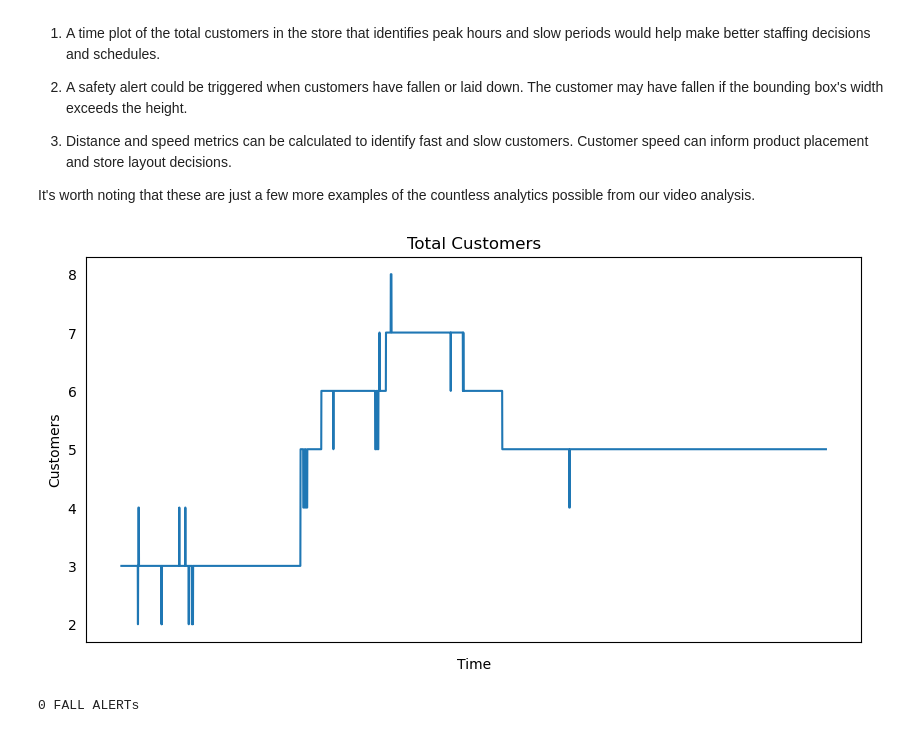
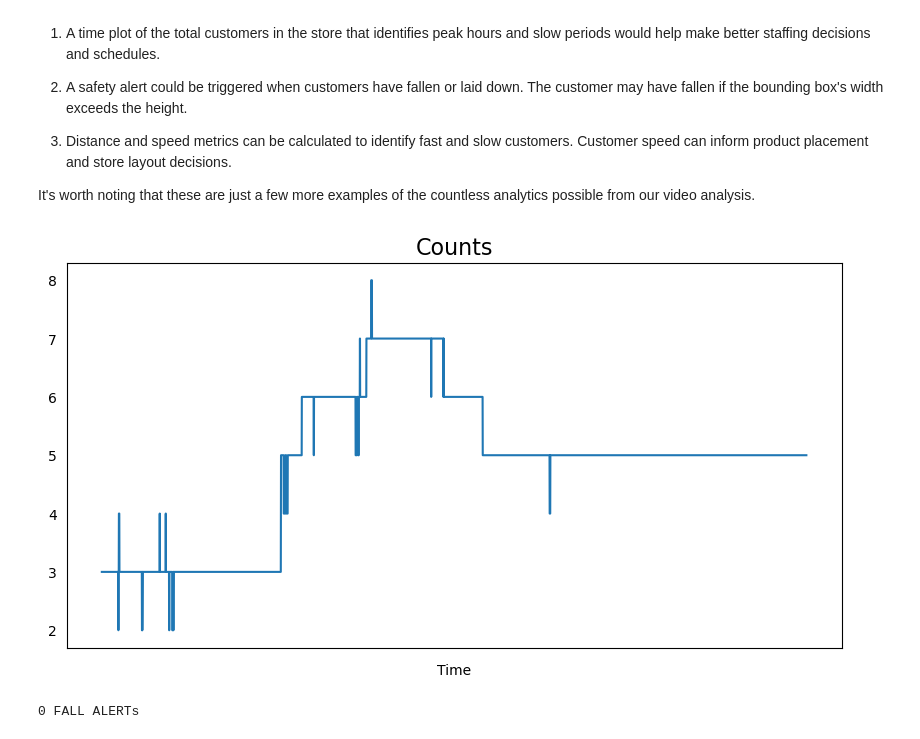
Before and after one commit to dberwang/retail-vision-analytics, a Jupyter notebook: notebooks/analytics.ipynb, the cells around one changed output. Cells and saved outputs as stored; diff of their text form; code cells hidden in the pictures.

```diff
--- a/notebooks/analytics.ipynb
+++ b/notebooks/analytics.ipynb
@@ -130,19 +130,19 @@ It's worth noting that these are just a few more examples of the countless analy
 # %%
 # Create a variable with customer counts by frame
 customers = df.groupby('frame')['frame'].count().values
 
 # Build and show the lineplot
 fig, ax = plt.subplots(figsize=(10, 5))
 ax = sns.lineplot(data=customers)
-ax.set_title('Total Customers')
+ax.set_title('Counts', fontsize=16)
 ax.set(xlabel='Time')
 ax.set(xticklabels=[])
 ax.tick_params(bottom=False)
-ax.set(ylabel='Customers')
+ax.set(ylabel='')
 ax.tick_params(left=False)
 plt.show()
 # %% [output]
-[figure, old version]
+[figure, new version]
 # %%
 # Person down alerts - was anyone vertical?
 frames_down = df.query('width > height').count()[0]
```
Also changed, not shown: parts of 2 cells of this notebook, 4 other files.
